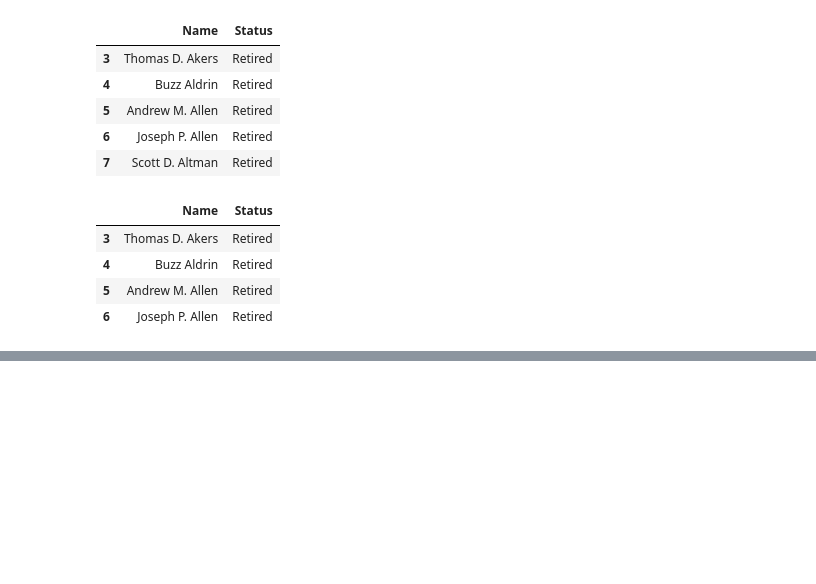
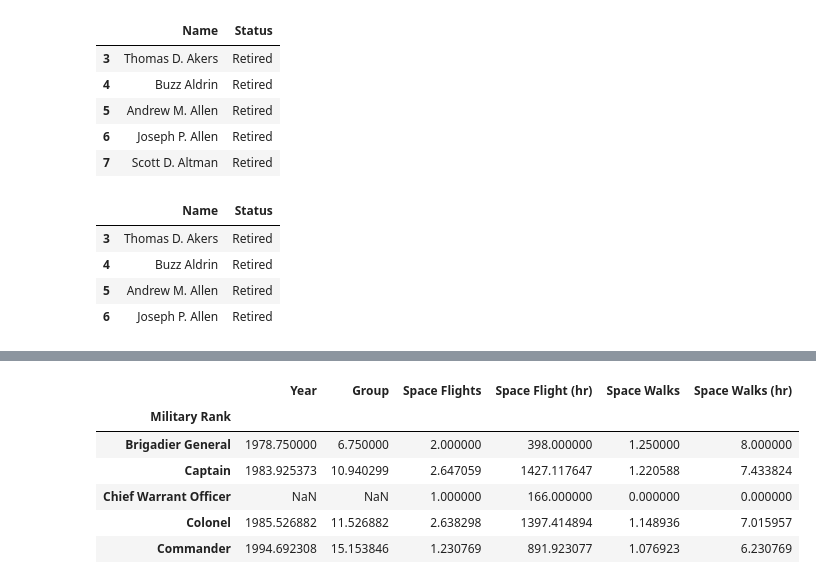
Before and after one commit to aishwaryasarath/Python-data, a Jupyter notebook: Astronauts.ipynb, the cells around one changed output, grey strips where cells are left out. Cells and saved outputs as stored; diff of their text form; code cells hidden in the pictures; blank space fills up the shorter version.

```diff
--- a/Astronauts.ipynb
+++ b/Astronauts.ipynb
@@ -184,0 +188,11 @@ df.head()
+# %%
+df3 = df.groupby("Military Rank").mean()
+df3.head()
+# %% [output]
+|  | Year | Group | Space Flights | Space Flight (hr) | Space Walks | Space Walks (hr) |
+| Military Rank |  |  |  |  |  |  |
+| Brigadier General | 1978.750000 | 6.750000 | 2.000000 | 398.000000 | 1.250000 | 8.000000 |
+| Captain | 1983.925373 | 10.940299 | 2.647059 | 1427.117647 | 1.220588 | 7.433824 |
+| Chief Warrant Officer | NaN | NaN | 1.000000 | 166.000000 | 0.000000 | 0.000000 |
+| Colonel | 1985.526882 | 11.526882 | 2.638298 | 1397.414894 | 1.148936 | 7.015957 |
+| Commander | 1994.692308 | 15.153846 | 1.230769 | 891.923077 | 1.076923 | 6.230769 |
```
Also changed, not shown: parts of 11 cells of this notebook.
